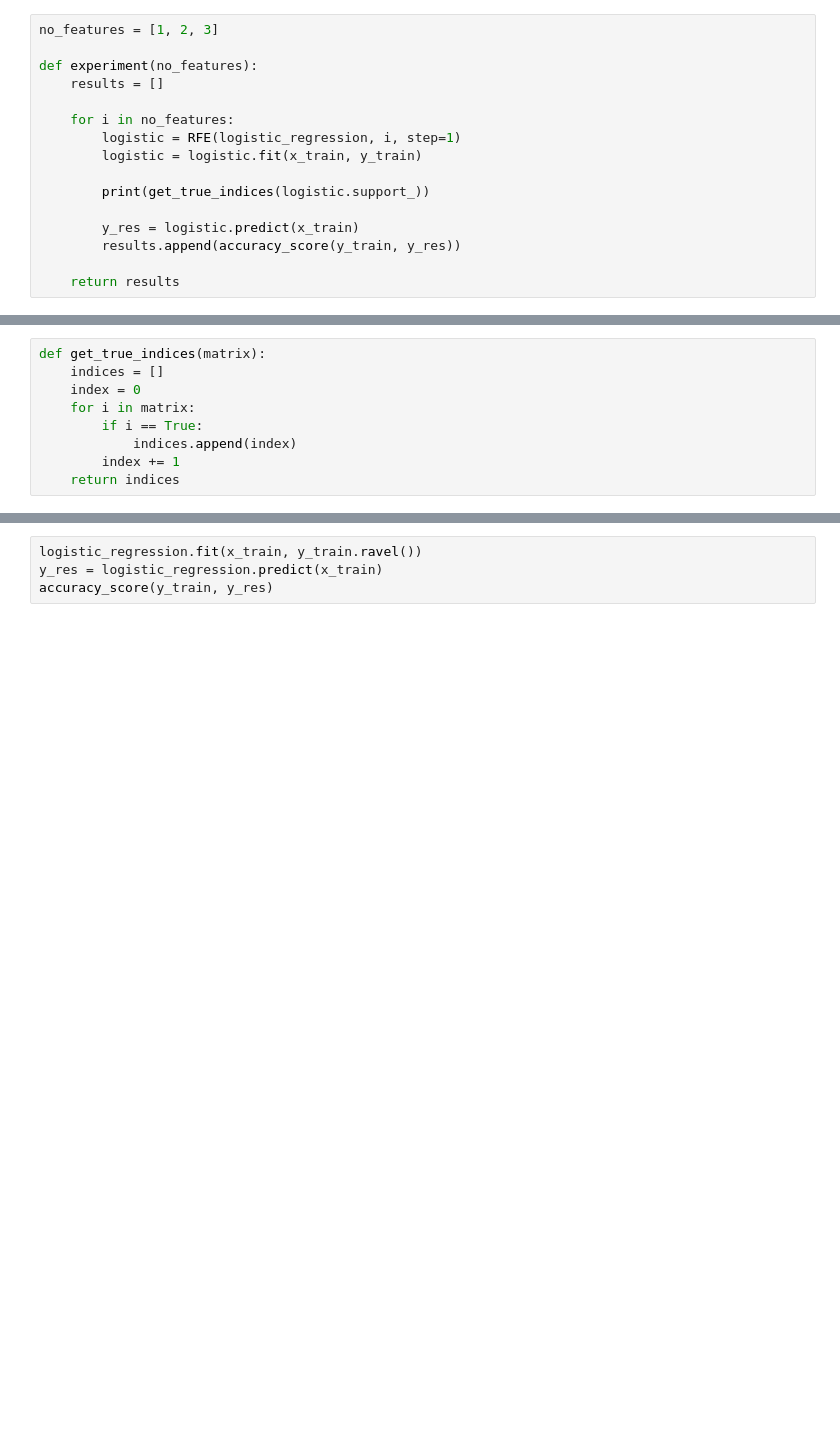
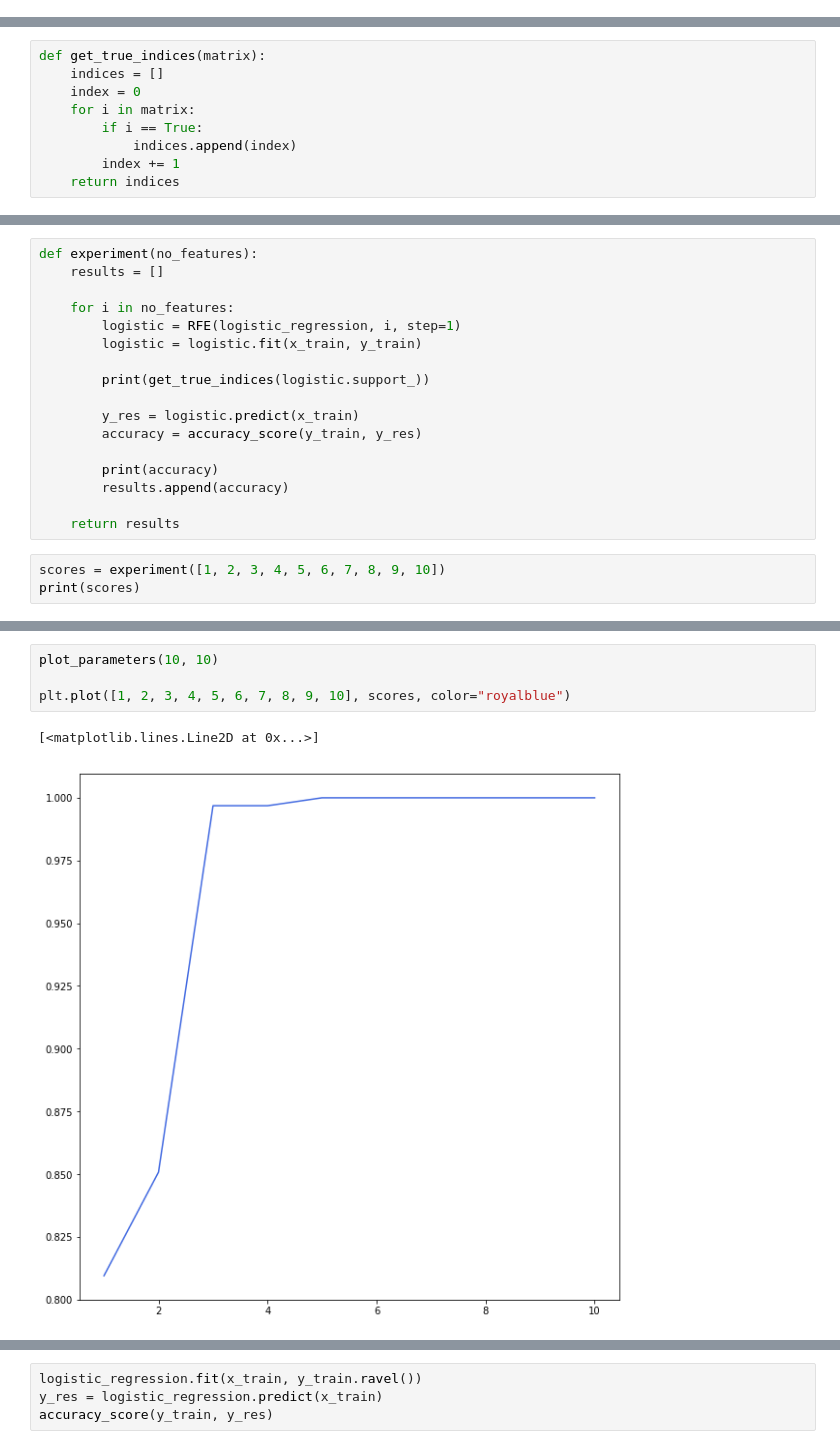
Before and after one commit to vikneke/cs5014_p2, a Jupyter notebook: multiclassML/multiclass.ipynb, the cells around one changed output, grey strips where cells are left out. Cells and saved outputs as stored; diff of their text form; blank space fills up the shorter version.

```diff
--- a/multiclassML/multiclass.ipynb
+++ b/multiclassML/multiclass.ipynb
@@ -91,16 +91,0 @@ LogisticRegression(C=1.0, class_weight=None, dual=False, fit_intercept=True,
-# %%
-no_features = [1, 2, 3]
-
-def experiment(no_features):
-    results = []
-
-    for i in no_features:
-        logistic = RFE(logistic_regression, i, step=1)
-        logistic = logistic.fit(x_train, y_train)
-
-        print(get_true_indices(logistic.support_))
-
-        y_res = logistic.predict(x_train)
-        results.append(accuracy_score(y_train, y_res))
-
-    return results
@@ -134,0 +101,20 @@ indices
+# %%
+def experiment(no_features):
+    results = []
+
+    for i in no_features:
+        logistic = RFE(logistic_regression, i, step=1)
+        logistic = logistic.fit(x_train, y_train)
+
+        print(get_true_indices(logistic.support_))
+
+        y_res = logistic.predict(x_train)
+        accuracy = accuracy_score(y_train, y_res)
+
+        print(accuracy)
+        results.append(accuracy)
+
+    return results
+# %%
+scores = experiment([1, 2, 3, 4, 5, 6, 7, 8, 9, 10])
+print(scores)
@@ -134,0 +143,7 @@ indices
+# %%
+plot_parameters(10, 10)
+
+plt.plot([1, 2, 3, 4, 5, 6, 7, 8, 9, 10], scores, color="royalblue")
+# %% [output]
+[<matplotlib.lines.Line2D at 0x...>]
+[figure, added]
```
Also changed, not shown: parts of 25 cells of this notebook, 7 other files.
